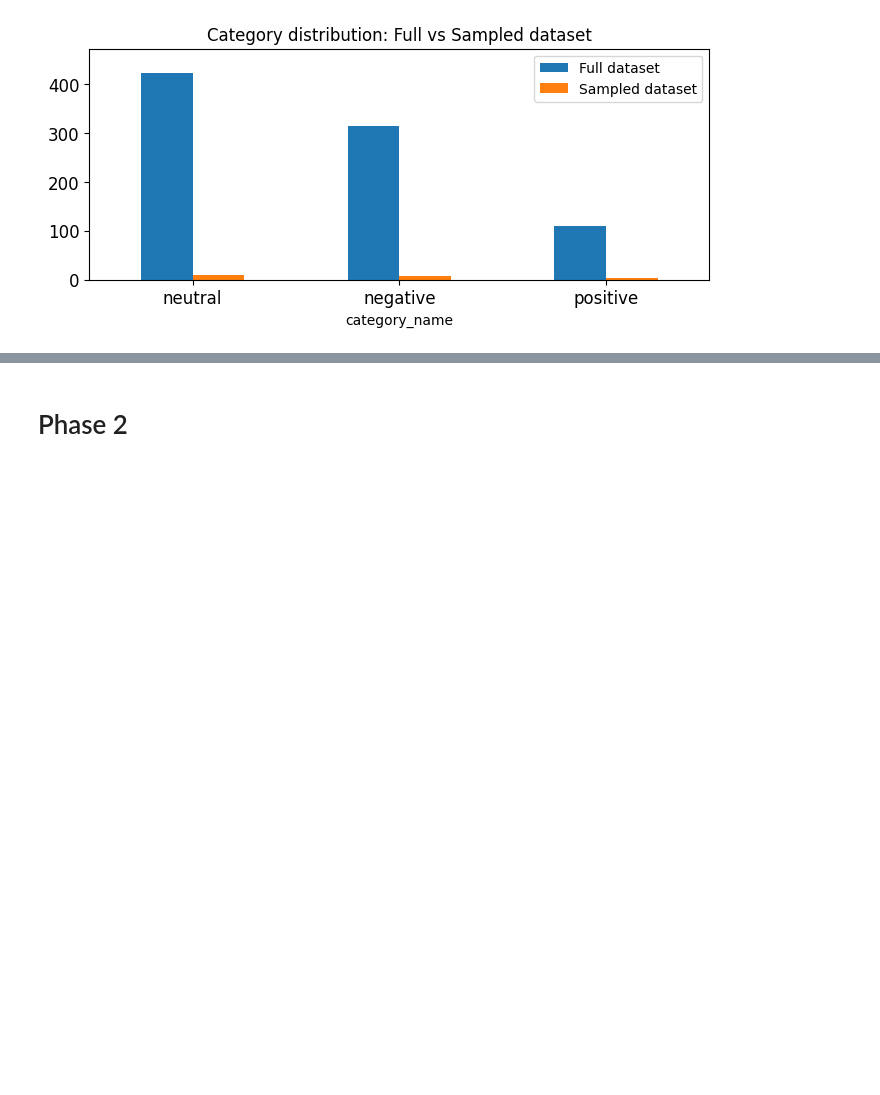
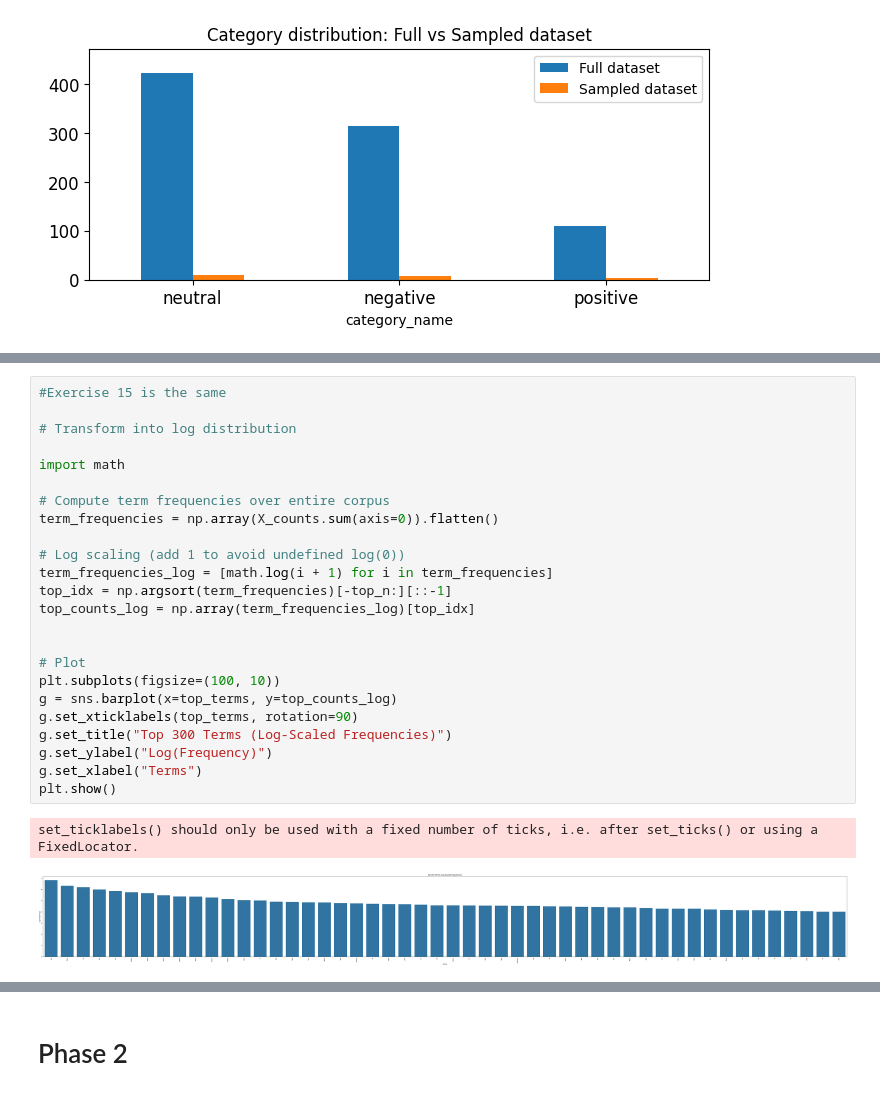
Before and after one commit to robins114/dm2025-lab1-exercise, a Jupyter notebook: DM2025-Lab1-Homework.ipynb, the cells around one changed output, grey strips where cells are left out. Drawn from its saved outputs; the diff is of its cells as text; blank space fills up the shorter version.

```diff
--- a/DM2025-Lab1-Homework.ipynb
+++ b/DM2025-Lab1-Homework.ipynb
@@ -403,0 +633,27 @@ LookupError:
+# %%
+#Exercise 15 is the same
+
+# Transform into log distribution
+
+import math
+
+# Compute term frequencies over entire corpus
+term_frequencies = np.array(X_counts.sum(axis=0)).flatten()
+
+# Log scaling (add 1 to avoid undefined log(0))
+term_frequencies_log = [math.log(i + 1) for i in term_frequencies]
+top_idx = np.argsort(term_frequencies)[-top_n:][::-1]
+top_counts_log = np.array(term_frequencies_log)[top_idx]
+
+
+# Plot
+plt.subplots(figsize=(100, 10))
+g = sns.barplot(x=top_terms, y=top_counts_log)
+g.set_xticklabels(top_terms, rotation=90)
+g.set_title("Top 300 Terms (Log-Scaled Frequencies)")
+g.set_ylabel("Log(Frequency)")
+g.set_xlabel("Terms")
+plt.show()
+# %% [output]
+set_ticklabels() should only be used with a fixed number of ticks, i.e. after set_ticks() or using a FixedLocator.
+[figure, added]
```
Also changed, not shown: parts of 15 cells of this notebook.
